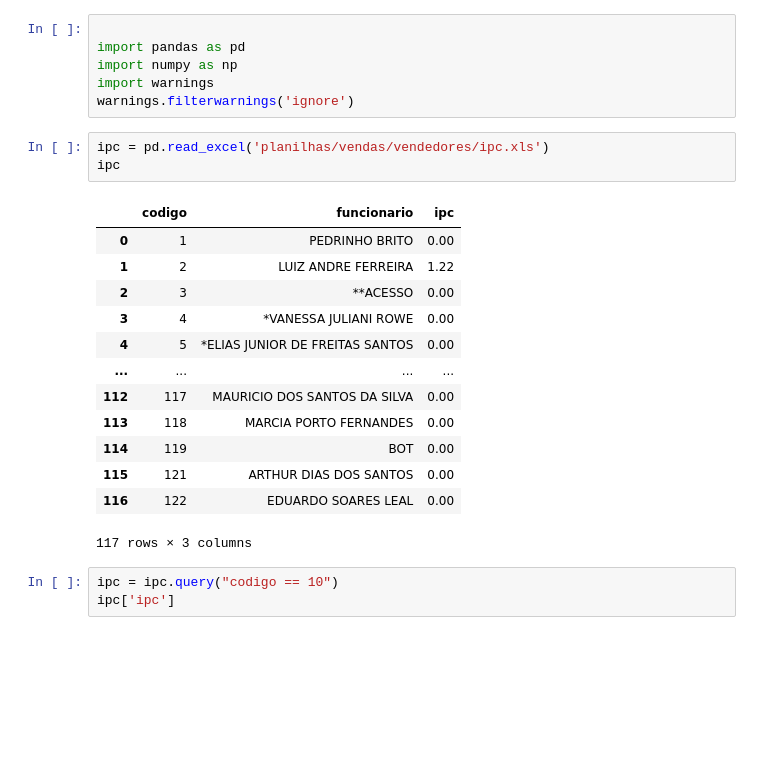
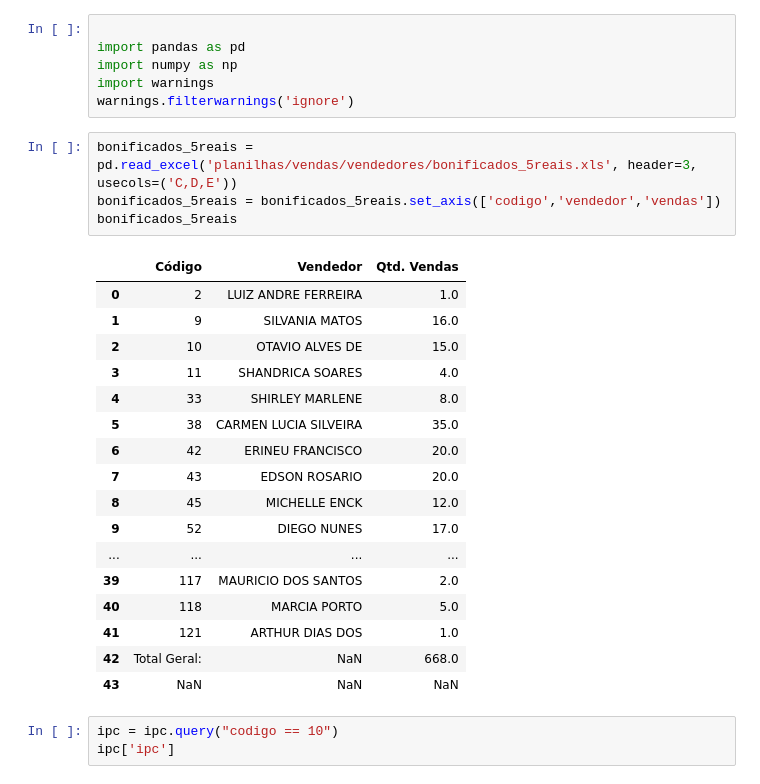
Before and after one commit to emersonsoaressc/spx, a Jupyter notebook: project_comissoes.ipynb, the cells around one changed output. Drawn from its saved outputs; the diff is of its cells as text; blank space fills up the shorter version.

```diff
--- a/project_comissoes.ipynb
+++ b/project_comissoes.ipynb
@@ -4,23 +4,28 @@ import pandas as pd
 import numpy as np
 import warnings
 warnings.filterwarnings('ignore')
-# %%
-ipc = pd.read_excel('planilhas/vendas/vendedores/ipc.xls')
-ipc
-# %% [output]
-|  | codigo | funcionario | ipc |
-| 0 | 1 | PEDRINHO BRITO | 0.00 |
-| 1 | 2 | LUIZ ANDRE FERREIRA | 1.22 |
-| 2 | 3 | **ACESSO | 0.00 |
-| 3 | 4 | *VANESSA JULIANI ROWE | 0.00 |
-| 4 | 5 | *ELIAS JUNIOR DE FREITAS SANTOS | 0.00 |
-| ... | ... | ... | ... |
-| 112 | 117 | MAURICIO DOS SANTOS DA SILVA | 0.00 |
-| 113 | 118 | MARCIA PORTO FERNANDES | 0.00 |
-| 114 | 119 | BOT | 0.00 |
-| 115 | 121 | ARTHUR DIAS DOS SANTOS | 0.00 |
-| 116 | 122 | EDUARDO SOARES LEAL | 0.00 |
-117 rows × 3 columns
+# %%
+bonificados_5reais = pd.read_excel('planilhas/vendas/vendedores/bonificados_5reais.xls', header=3, usecols=('C,D,E'))
+bonificados_5reais = bonificados_5reais.set_axis(['codigo','vendedor','vendas'])
+bonificados_5reais
+# %% [output]
+|  | Código | Vendedor | Qtd. Vendas |
+| 0 | 2 | LUIZ ANDRE FERREIRA | 1.0 |
+| 1 | 9 | SILVANIA MATOS | 16.0 |
+| 2 | 10 | OTAVIO ALVES DE | 15.0 |
+| 3 | 11 | SHANDRICA SOARES | 4.0 |
+| 4 | 33 | SHIRLEY MARLENE | 8.0 |
+| 5 | 38 | CARMEN LUCIA SILVEIRA | 35.0 |
+| 6 | 42 | ERINEU FRANCISCO | 20.0 |
+| 7 | 43 | EDSON ROSARIO | 20.0 |
+| 8 | 45 | MICHELLE ENCK | 12.0 |
+| 9 | 52 | DIEGO NUNES | 17.0 |
+| ... | ... | ... | ... |
+| 39 | 117 | MAURICIO DOS SANTOS | 2.0 |
+| 40 | 118 | MARCIA PORTO | 5.0 |
+| 41 | 121 | ARTHUR DIAS DOS | 1.0 |
+| 42 | Total Geral: | NaN | 668.0 |
+| 43 | NaN | NaN | NaN |
 # %%
 ipc = ipc.query("codigo == 10")
 ipc['ipc']
```
Also changed, not shown: 4 other files.
